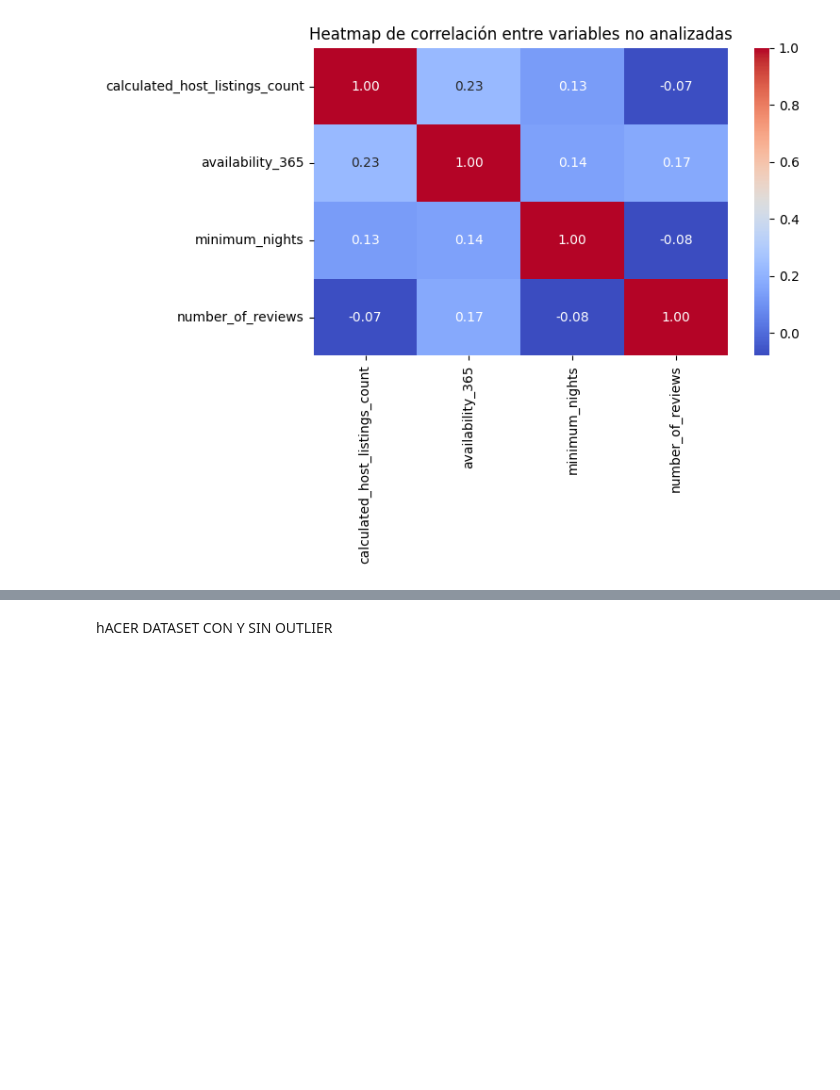
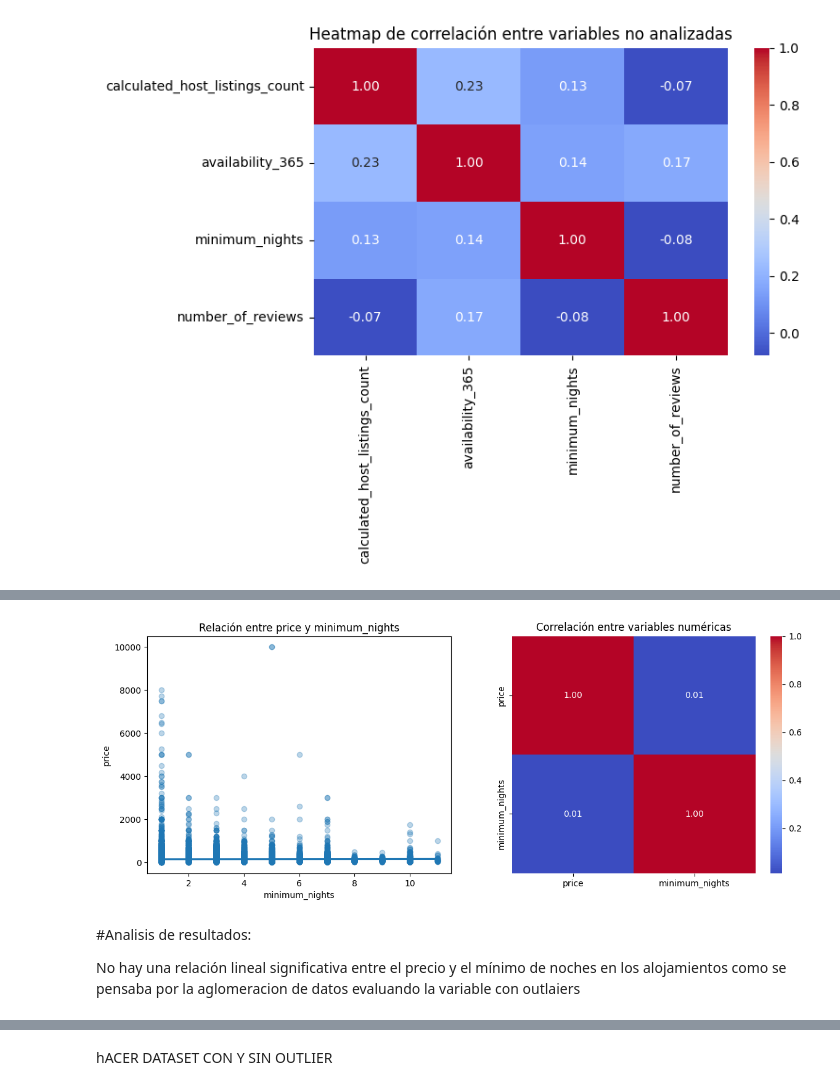
Before and after one commit to 4GeeksAcademy/ingenieropg80.machine-learning-phyton, a Jupyter notebook: src/explore.ipynb, the cells around one changed output, grey strips where cells are left out. Cells and saved outputs as stored; diff of their text form; code cells hidden in the pictures; blank space fills up the shorter version.

```diff
--- a/src/explore.ipynb
+++ b/src/explore.ipynb
@@ -333,0 +380,18 @@ El número de listings por host no afecta mucho a las otras variables.
+# %%
+#Calcular los cuartiles y el IQR
+Q1 = total_data['minimum_nights'].quantile(0.25)
+Q3 = total_data['minimum_nights'].quantile(0.75)
+IQR = Q3 - Q1
+
+# Definir los límites inferior y superior
+lower_bound = Q1 - 1.5 * IQR
+upper_bound = Q3 + 1.5 * IQR
+
+# Filtrar el dataset sin outliers en minimum_nights
+filtered_data = total_data[
+    (total_data['minimum_nights'] >= lower_bound) &
+    (total_data['minimum_nights'] <= upper_bound)
+]
+
+print(filtered_data.shape)
+filtered_data.head()
@@ -333,0 +406,33 @@ El número de listings por host no afecta mucho a las otras variables.
+# %%
+# GRAFICA DE DISPERSION Y CORRELACION NUMERICA
+fig, axes = plt.subplots(1, 2, figsize=(14, 5))
+
+# Regplot entre price y minimum_nights
+sns.regplot(
+    ax=axes[0],
+    data=filtered_data,
+    x="minimum_nights",
+    y="price",
+    scatter_kws={'alpha':0.3}
+)
+axes[0].set_title("Relación entre price y minimum_nights")
+
+#Heatmap de correlación entre variables numEricas
+num_vars = ['price', 'minimum_nights']
+corr = filtered_data[num_vars].corr()
+sns.heatmap(
+    corr,
+    annot=True,
+    cmap='coolwarm',
+    fmt='.2f',
+    ax=axes[1]
+)
+axes[1].set_title("Correlación entre variables numéricas")
+
+plt.show()
+# %% [output]
+[figure, added]
+# %% [markdown]
+#Analisis de resultados:
+
+No hay una relación lineal significativa entre el precio y el mínimo de noches en los alojamientos como se pensaba por la aglomeracion de datos evaluando la variable con outlaiers
```
Also changed, not shown: parts of 11 cells of this notebook.
